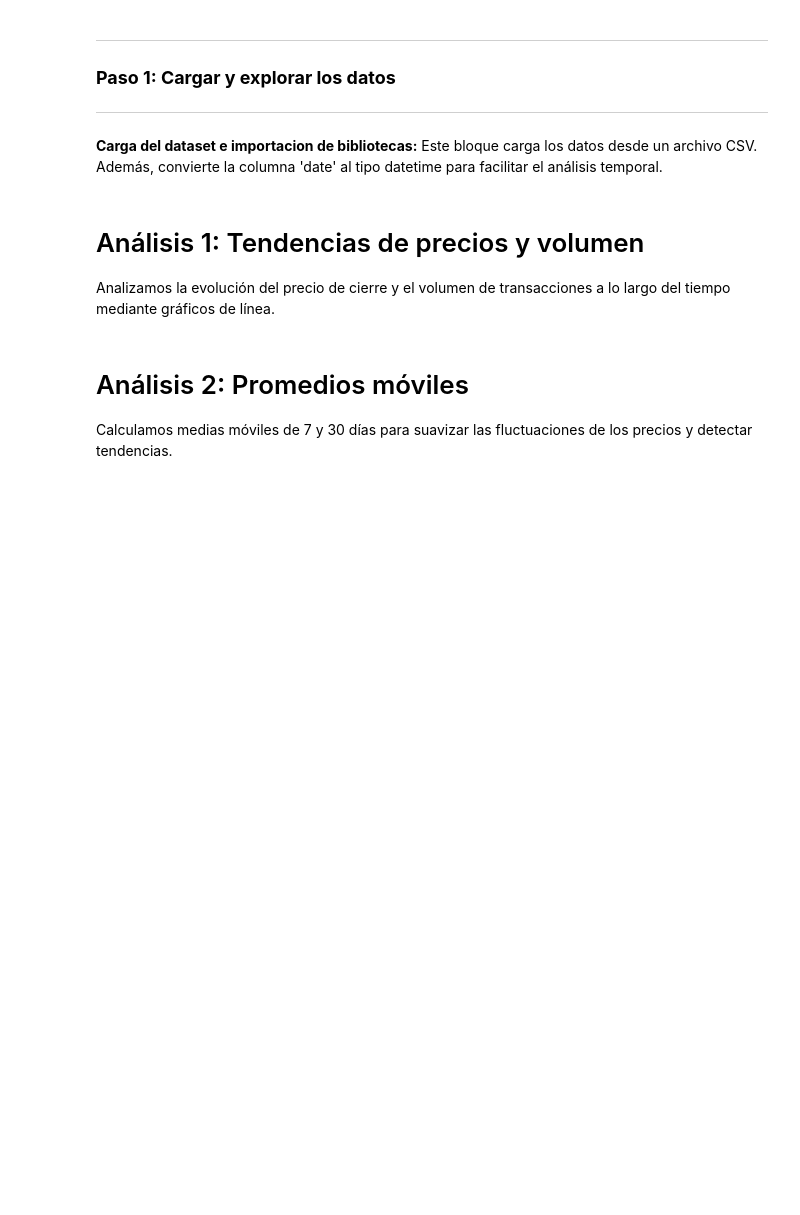
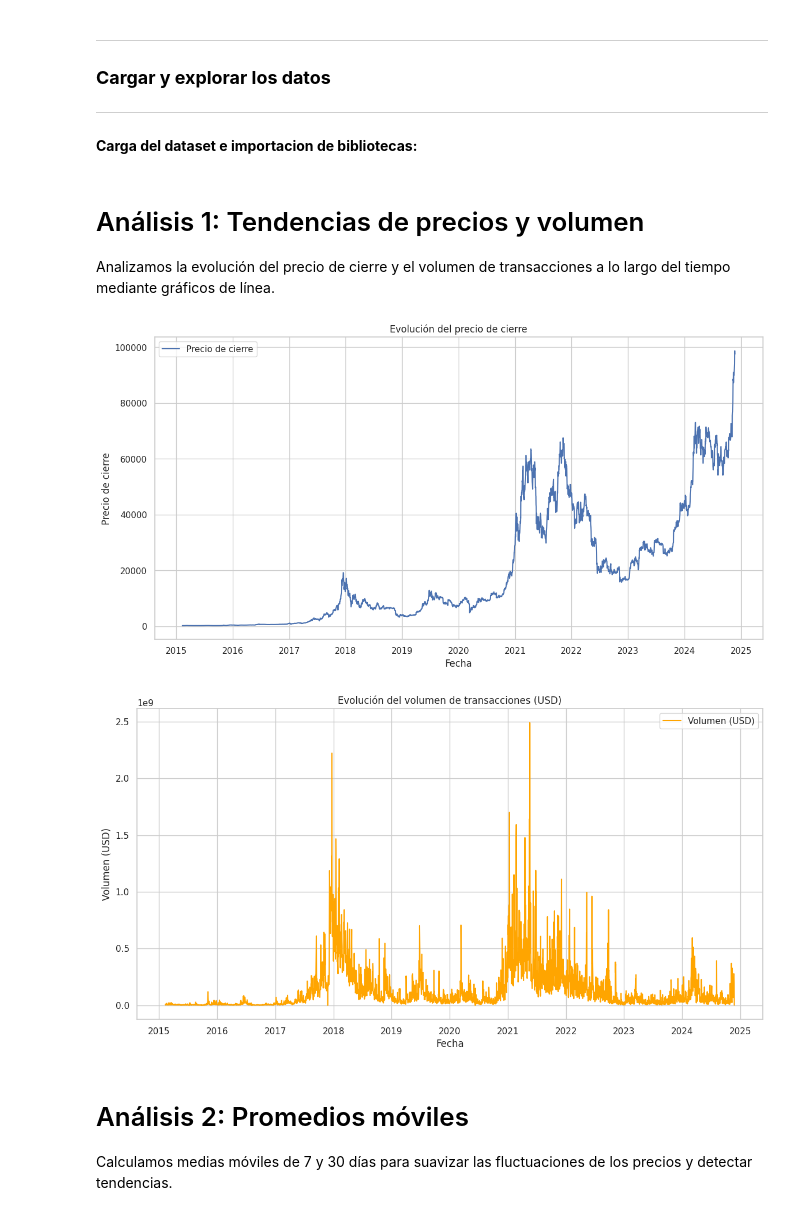
Before and after one commit to ArcanoxXx-01/Cripto, a Jupyter notebook: notebooks/EDA.ipynb, the cells around one changed output. Drawn from its saved outputs; the diff is of its cells as text; code cells hidden in the pictures; blank space fills up the shorter version.

```diff
--- a/notebooks/EDA.ipynb
+++ b/notebooks/EDA.ipynb
@@ -23,23 +5,21 @@
 # %% [markdown]
 ---
-### **Paso 1: Cargar y explorar los datos**
+### **Cargar y explorar los datos**
 ---
 **Carga del dataset e importacion de bibliotecas:**
-Este bloque carga los datos desde un archivo CSV.
-Además, convierte la columna 'date' al tipo datetime para facilitar el análisis temporal.
 # %%
 import pandas as pd
 import numpy as np
 import matplotlib.pyplot as plt
 import seaborn as sns
 from scipy.stats import shapiro, normaltest, anderson
-
-file_path = '../db/BATUSD_d.csv'
+# from src import merge
+file_path = '../db/BTCUSD_d.csv'
 crypto_data = pd.read_csv(file_path)
 crypto_data['date'] = pd.to_datetime(crypto_data['date'])
 
 # Configurar estilo de gráficos
-sns.set(style="whitegrid")
+sns.set_theme(style="whitegrid")
 # %% [markdown]
 
 # Análisis 1: Tendencias de precios y volumen
@@ -47,19 +27,22 @@ Analizamos la evolución del precio de cierre y el volumen de transacciones a lo
 # %%
 plt.figure(figsize=(14, 7))
 plt.plot(crypto_data['date'], crypto_data['close'], label='Precio de cierre')
 plt.title('Evolución del precio de cierre')
 plt.xlabel('Fecha')
 plt.ylabel('Precio de cierre')
 plt.legend()
 plt.show()
 
 plt.figure(figsize=(14, 7))
-plt.plot(crypto_data['date'], crypto_data['volume usd'], label='Volumen (USD)', color='orange')
+plt.plot(crypto_data['date'], crypto_data['Volume USD'], label='Volumen (USD)', color='orange')
 plt.title('Evolución del volumen de transacciones (USD)')
 plt.xlabel('Fecha')
 plt.ylabel('Volumen (USD)')
 plt.legend()
 plt.show()
+# %% [output]
+[figure, added]
+[figure, added]
 # %% [markdown]
 # Análisis 2: Promedios móviles
 Calculamos medias móviles de 7 y 30 días para suavizar las fluctuaciones de los precios y detectar tendencias.
```
Also changed, not shown: parts of 15 cells of this notebook, 2 other files.
